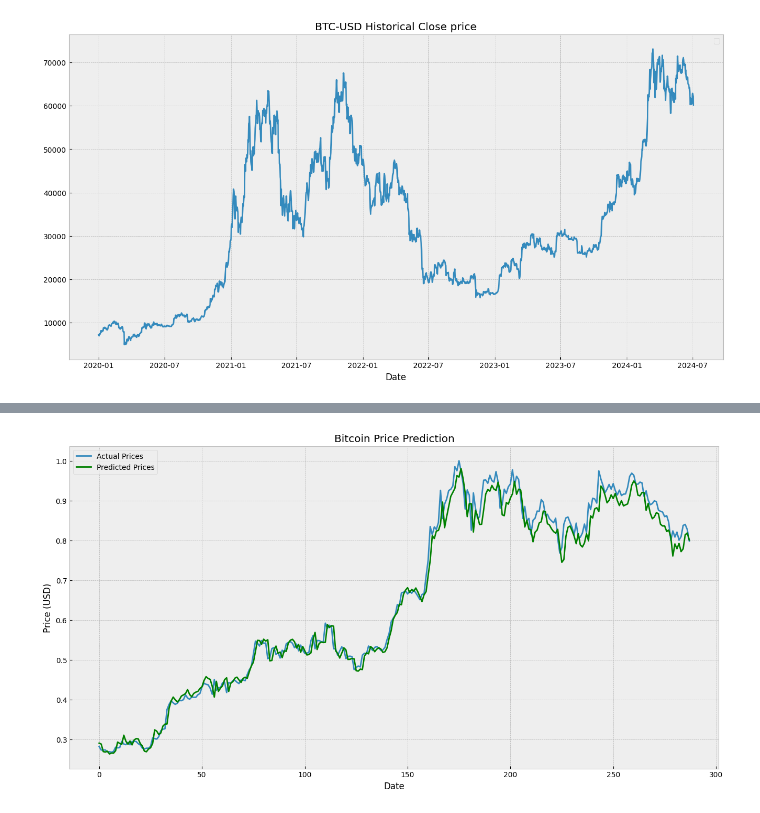
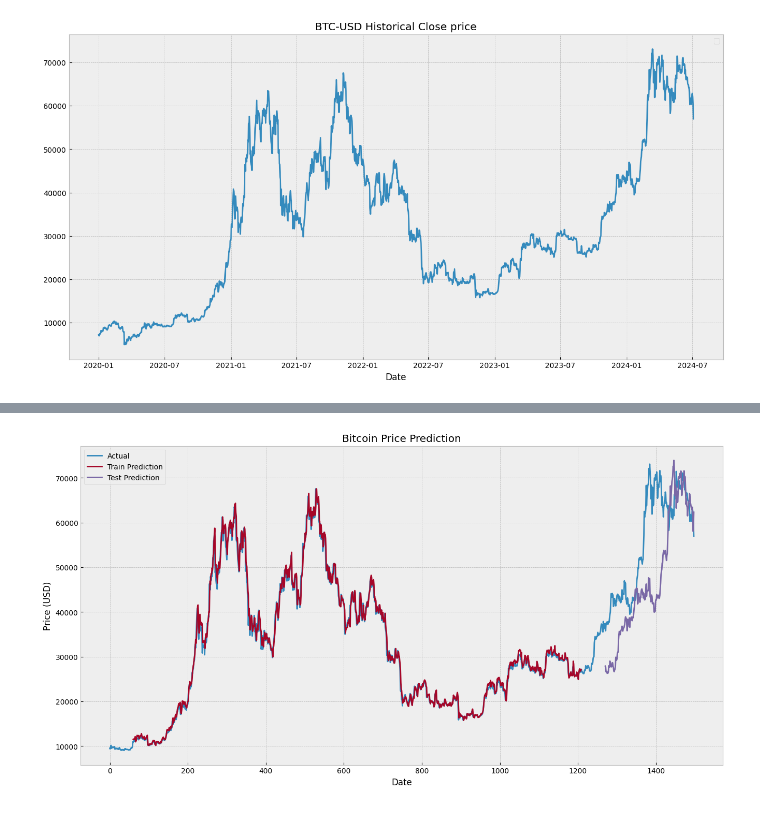
Before and after one commit to Nkamanyi/Predicting-Bitcoin-Prices-with-Recurrent-Neural-Networks-LSTM-, a Jupyter notebook: short-term_bitcoin_price_prediction.ipynb, the cells around one changed output, grey strips where cells are left out. Saved outputs shown, nothing was run; the diff lists cells and outputs as text; code cells hidden in the pictures.

```diff
--- a/short-term_bitcoin_price_prediction.ipynb
+++ b/short-term_bitcoin_price_prediction.ipynb
@@ -160,13 +194,19 @@ train_Pred = model.predict(X_train)
 test_Pred = model.predict(X_test)
 
 # invert predictions
-train_Pred = scaler.inverse_transform(train_Pred)
-y_train = scaler.inverse_transform([y_train])
-test_Pred = scaler.inverse_transform(test_Pred)
-y_test = scaler.inverse_transform([y_test])
+#train_Pred = scaler.inverse_transform(train_Pred)
+#y_train = scaler.inverse_transform([y_train])
+#test_Pred = scaler.inverse_transform(test_Pred)
+#y_test = scaler.inverse_transform([y_test])
+
+
+train_Pred = scaler.inverse_transform(np.concatenate((train_Pred, np.zeros((train_Pred.shape[0], scaled_data.shape[1]-1))), axis=1))[:, 0]
+y_train = scaler.inverse_transform(np.concatenate((y_train.reshape(-1, 1), np.zeros((y_train.shape[0], scaled_data.shape[1]-1))), axis=1))[:, 0]
+test_Pred = scaler.inverse_transform(np.concatenate((test_Pred, np.zeros((test_Pred.shape[0], scaled_data.shape[1]-1))), axis=1))[:, 0]
+y_test = scaler.inverse_transform(np.concatenate((y_test.reshape(-1, 1), np.zeros((y_test.shape[0], scaled_data.shape[1]-1))), axis=1))[:, 0]
 
 # calculate root mean squared error
-trainScore = np.sqrt(mean_squared_error(y_train[0], train_Pred[:,0]))
+trainScore = np.sqrt(mean_squared_error(y_train, train_Pred))
 print('Train Score: %.2f RMSE' % (trainScore))
-testScore = np.sqrt(mean_squared_error(y_test[0], test_Pred[:,0]))
+testScore = np.sqrt(mean_squared_error(y_test, test_Pred))
 print('Test Score: %.2f RMSE' % (testScore))
@@ -173,29 +218,33 @@ print('Test Score: %.2f RMSE' % (testScore))
 # %%
+# Ensure test predictions fit within the allocated space
+train_size = len(train_Pred)
+test_start_index = train_size + (time_step * 2) + 1
+test_end_index = test_start_index + len(test_Pred)
+
+# Adjust if test_end_index goes beyond the length of testPredictPlot
+if test_end_index > len(scaled_data):
+    test_end_index = len(scaled_data)
+    test_Pred = test_Pred[:test_end_index - test_start_index]
+
 # shift train predictions for plotting
-trainPredictPlot = np.empty_like(data)
+trainPredictPlot = np.empty_like(scaled_data)
 trainPredictPlot[:, :] = np.nan
-trainPredictPlot[time_step:len(train_Pred)+time_step, :] = train_Pred
+trainPredictPlot[time_step:train_size + time_step, 0] = train_Pred
+
 # shift test predictions for plotting
-testPredictPlot = np.empty_like(data)
+testPredictPlot = np.empty_like(scaled_data)
 testPredictPlot[:, :] = np.nan
-testPredictPlot[len(train_Pred)+(time_step*2)+1:len(data)-1, :] = test_Pred
+testPredictPlot[test_start_index:test_end_index, 0] = test_Pred
+
 # plot baseline and predictions
-plt.plot(scaler.inverse_transform(data))
-plt.plot(trainPredictPlot)
-plt.plot(testPredictPlot)
+plt.figure(figsize=(16,8))
+plt.plot(scaler.inverse_transform(scaled_data)[:, data.columns.get_loc('Close')])
+plt.plot(trainPredictPlot[:, 0])
+plt.plot(testPredictPlot[:, 0])
 plt.title('Bitcoin Price Prediction')
 plt.xlabel('Date')
 plt.ylabel('Price (USD)')
-plt.legend()
+plt.legend(['Actual', 'Train Prediction', 'Test Prediction'])
 plt.show()
+# %% [output]
+[figure, added]
-# %%
-plt.figure(figsize=(16,8))
-plt.plot(y_test, label='Actual Prices')
-plt.plot(y_pred, color = 'green', label='Predicted Prices')
-plt.title('Bitcoin Price Prediction')
-plt.xlabel('Date')
-plt.ylabel('Price (USD)')
-plt.legend()
-plt.show()
-# %% [output]
-[figure, removed]
```
Also changed, not shown: parts of 11 cells of this notebook.
